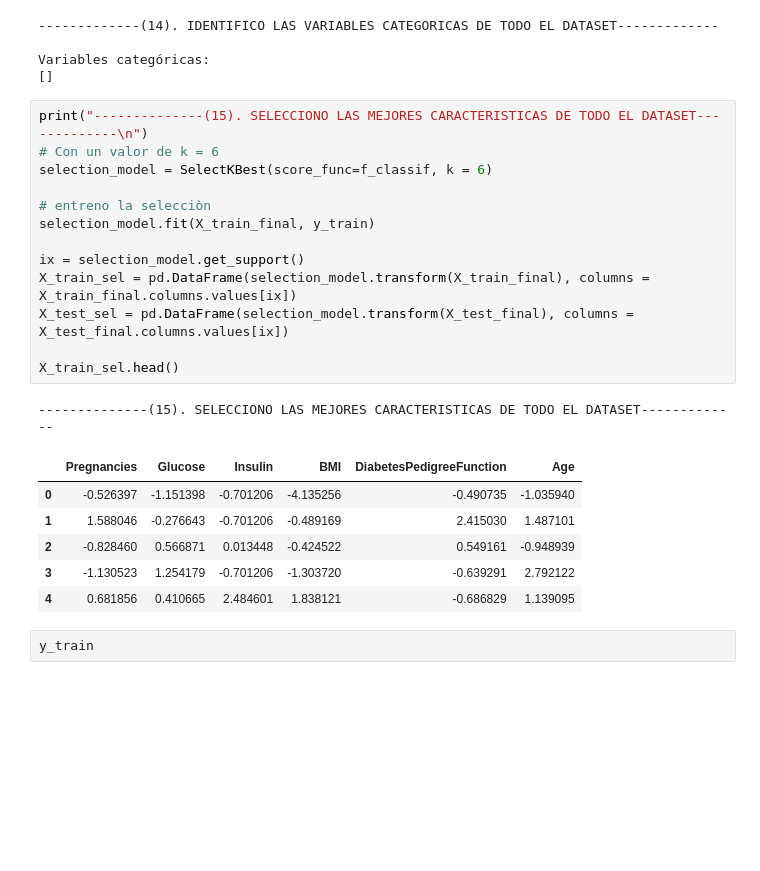
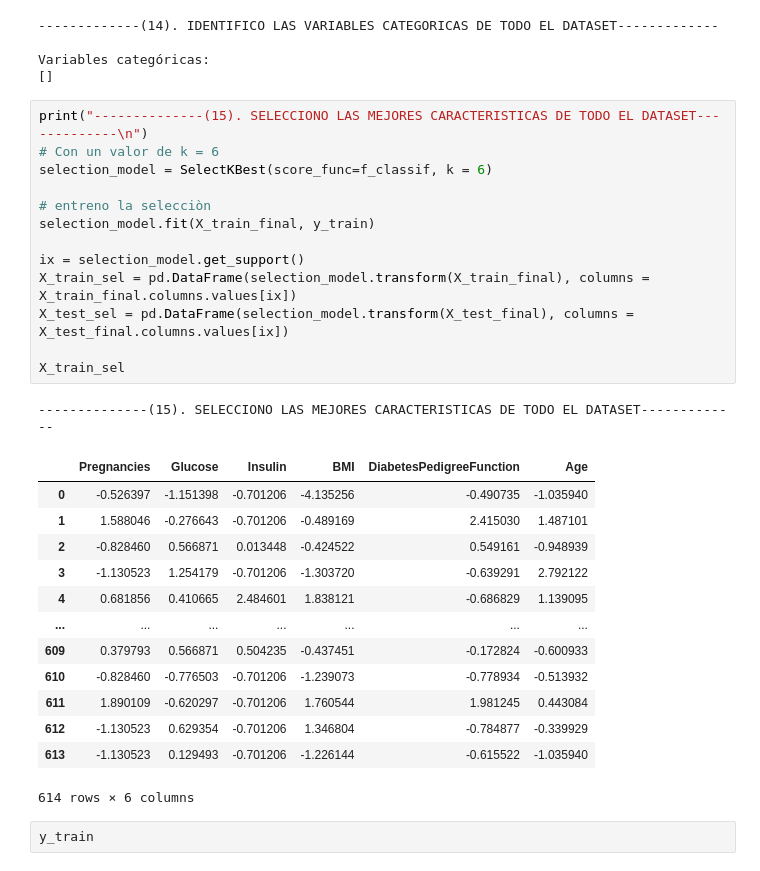
Before and after one commit to Jorge3127/Proyecto-arbol-de-decision-Jorge3127, a Jupyter notebook: src/explore.ipynb, the cells around one changed output. Saved outputs shown, nothing was run; the diff lists cells and outputs as text; blank space fills up the shorter version.

```diff
--- a/src/explore.ipynb
+++ b/src/explore.ipynb
@@ -385,24 +385,31 @@ Variables categóricas:
 # %%
 print("--------------(15). SELECCIONO LAS MEJORES CARACTERISTICAS DE TODO EL DATASET-------------\n")
 # Con un valor de k = 6
 selection_model = SelectKBest(score_func=f_classif, k = 6)
 
 # entreno la selecciòn
 selection_model.fit(X_train_final, y_train)
 
 ix = selection_model.get_support()
 X_train_sel = pd.DataFrame(selection_model.transform(X_train_final), columns = X_train_final.columns.values[ix])
 X_test_sel = pd.DataFrame(selection_model.transform(X_test_final), columns = X_test_final.columns.values[ix])
 
-X_train_sel.head()
+X_train_sel
 # %% [output]
 --------------(15). SELECCIONO LAS MEJORES CARACTERISTICAS DE TODO EL DATASET-------------
 |  | Pregnancies | Glucose | Insulin | BMI | DiabetesPedigreeFunction | Age |
 | 0 | -0.526397 | -1.151398 | -0.701206 | -4.135256 | -0.490735 | -1.035940 |
 | 1 | 1.588046 | -0.276643 | -0.701206 | -0.489169 | 2.415030 | 1.487101 |
 | 2 | -0.828460 | 0.566871 | 0.013448 | -0.424522 | 0.549161 | -0.948939 |
 | 3 | -1.130523 | 1.254179 | -0.701206 | -1.303720 | -0.639291 | 2.792122 |
 | 4 | 0.681856 | 0.410665 | 2.484601 | 1.838121 | -0.686829 | 1.139095 |
+| ... | ... | ... | ... | ... | ... | ... |
+| 609 | 0.379793 | 0.566871 | 0.504235 | -0.437451 | -0.172824 | -0.600933 |
+| 610 | -0.828460 | -0.776503 | -0.701206 | -1.239073 | -0.778934 | -0.513932 |
+| 611 | 1.890109 | -0.620297 | -0.701206 | 1.760544 | 1.981245 | 0.443084 |
+| 612 | -1.130523 | 0.629354 | -0.701206 | 1.346804 | -0.784877 | -0.339929 |
+| 613 | -1.130523 | 0.129493 | -0.701206 | -1.226144 | -0.615522 | -1.035940 |
+614 rows × 6 columns
 # %%
 y_train
 # %% [output]
```
Also changed, not shown: parts of 4 cells of this notebook, 2 other files.
